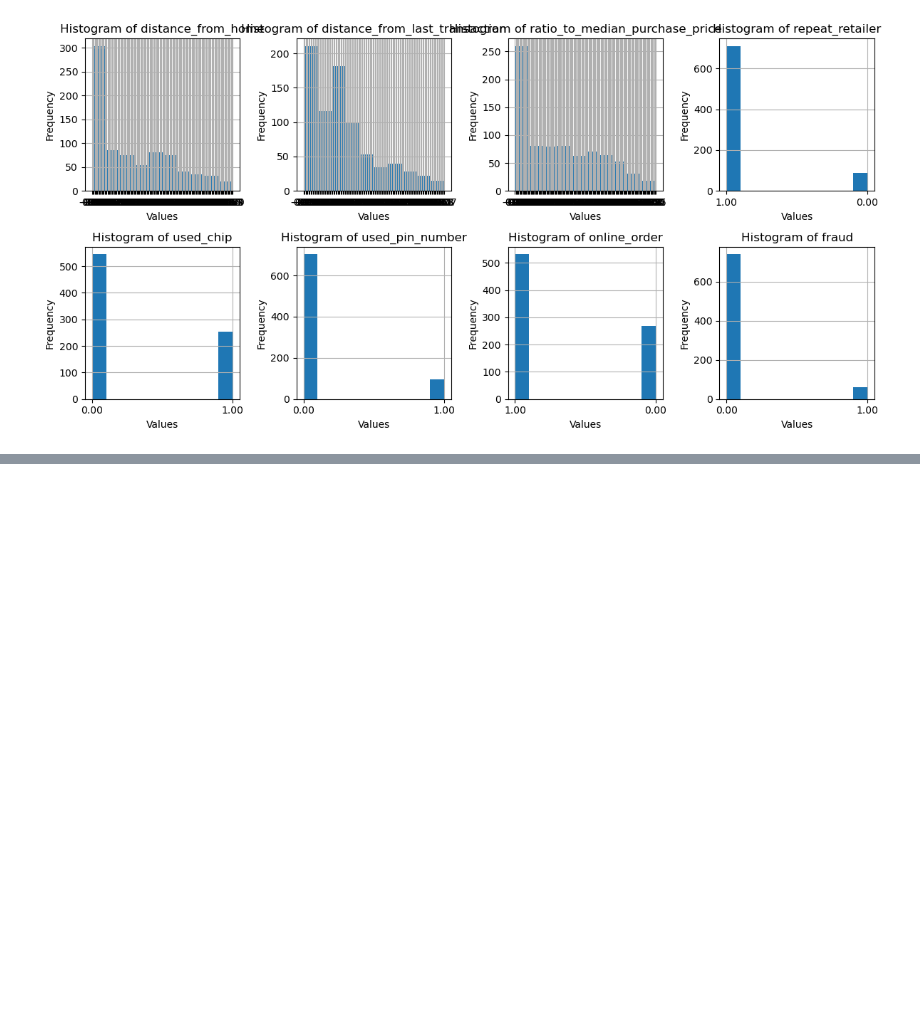
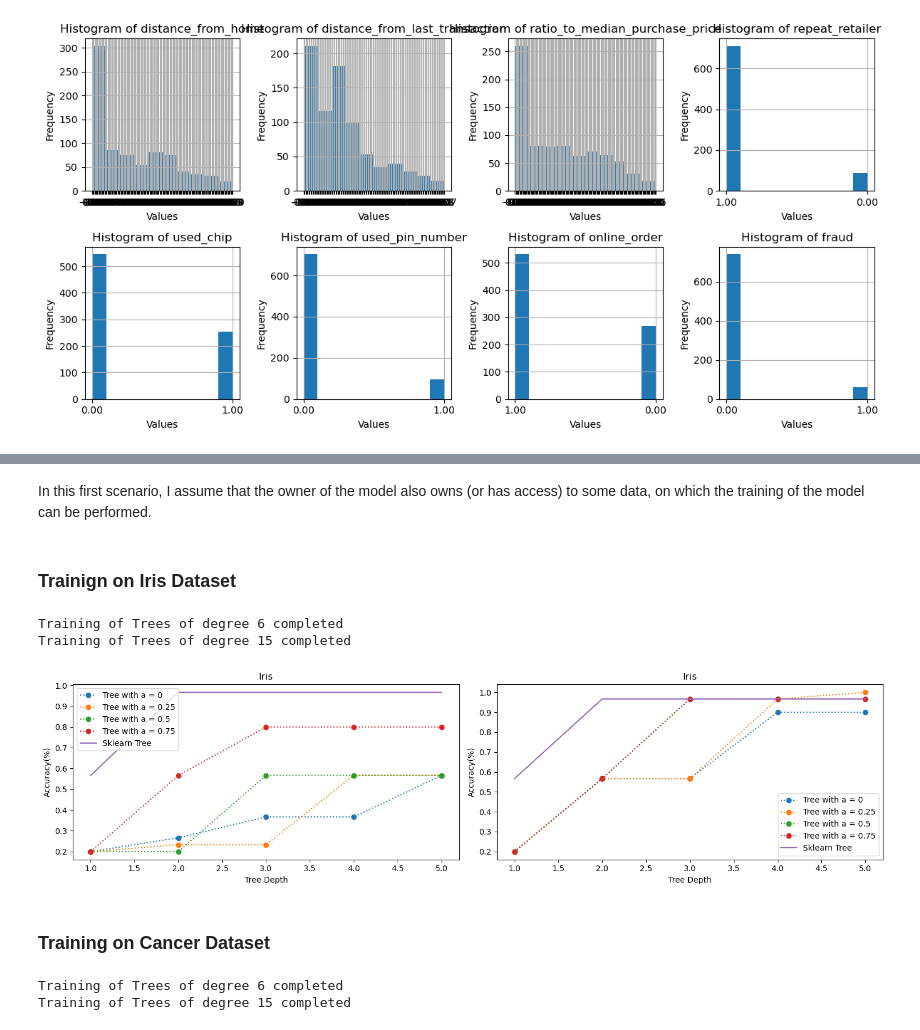
Before and after one commit to alessandroardenghi/Fully-Homomorphic-ML-Models, a Jupyter notebook: main.ipynb, the cells around one changed output, grey strips where cells are left out. Cells and saved outputs as stored; diff of their text form; code cells hidden in the pictures; blank space fills up the shorter version.

Commit message:
Added training

```diff
--- a/main.ipynb
+++ b/main.ipynb
@@ -89,7 +93,7 @@ plot_histograms(iris, 4)
 # %% [output]
 [figure]
 # %%
-iris_X_train, iris_X_test, iris_y_train, iris_y_test = preprocessing(iris, feature_names,'Species Type', feature_names, 0)
+iris_X_train, iris_X_test, iris_y_train, iris_y_test = dataset_preprocessing(iris, feature_names,'Species Type', feature_names, 0)
 # %%
 plot_histograms(iris_X_train, 4)
 # %% [output]
@@ -124,0 +131,23 @@ plot_histograms(cc_X_train, 8)
+# %% [markdown]
+In this first scenario, I assume that the owner of the model also owns (or has access) to some data, on which the training of the model can be performed.
+# %%
+directory = '/Users/alessandroardenghi/FHEMachineLearning/'
+# %% [markdown]
+### Trainign on Iris Dataset
+# %%
+n_thresholds = 50
+X, y, n_labels, n_features = training_preprocess(iris_X_train, iris_y_train)
+S, depth, W, n_thresholds = initialization(len(X), n_thresholds)
+degrees = [6, 15]
+windows = [0, 0.25, 0.50, 0.75]
+# %%
+iris_times = training_function(X, y, W, n_thresholds, S, degrees, windows, directory + 'trained_models/iris/', 'iris')
+# %% [output]
+Training of Trees of degree 6 completed
+Training of Trees of degree 15 completed
+# %%
+total_comparison(iris_X_train, iris_X_test, iris_y_train, iris_y_test, phi, S,'iris', directory + 'trained_models/iris', degrees, windows)
+# %% [output]
+[figure, added]
+# %% [markdown]
+### Training on Cancer Dataset
@@ -124,0 +160,5 @@ plot_histograms(cc_X_train, 8)
+# %%
+cancer_times = training_function(X, y, W, n_thresholds, S, degrees, windows, directory + 'trained_models/cancer/', 'cancer')
+# %% [output]
+Training of Trees of degree 6 completed
+Training of Trees of degree 15 completed
```
Also changed, not shown: parts of 12 cells of this notebook, 4 other files.
